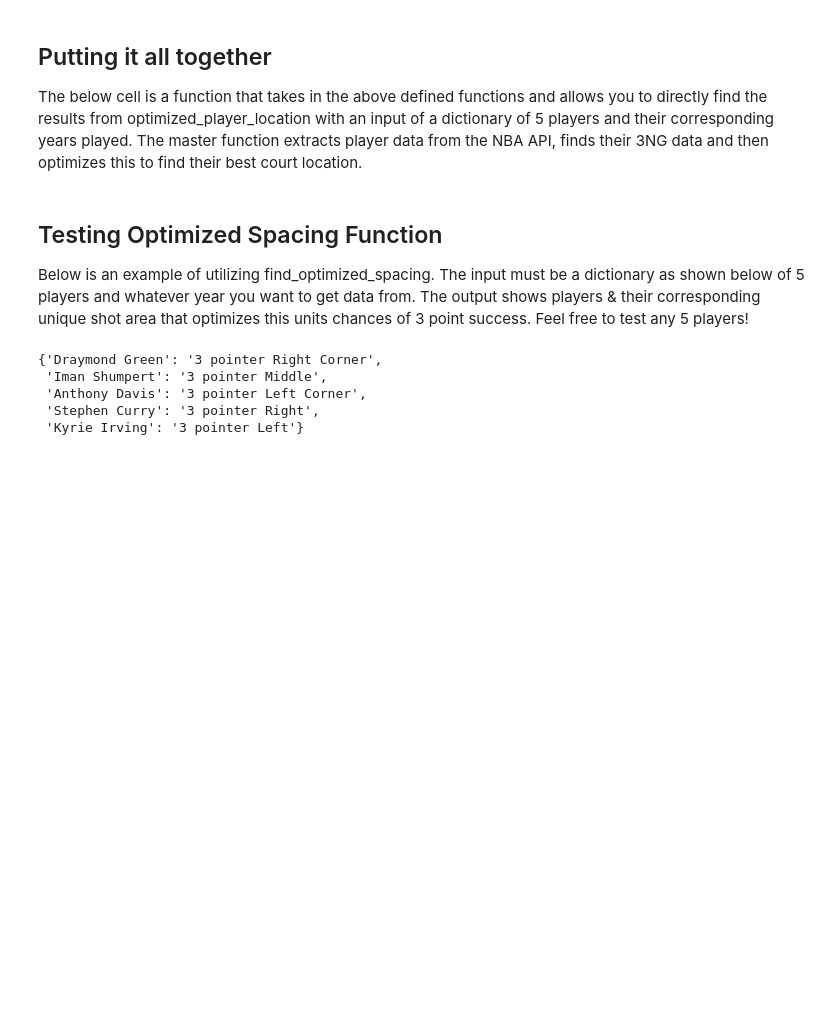
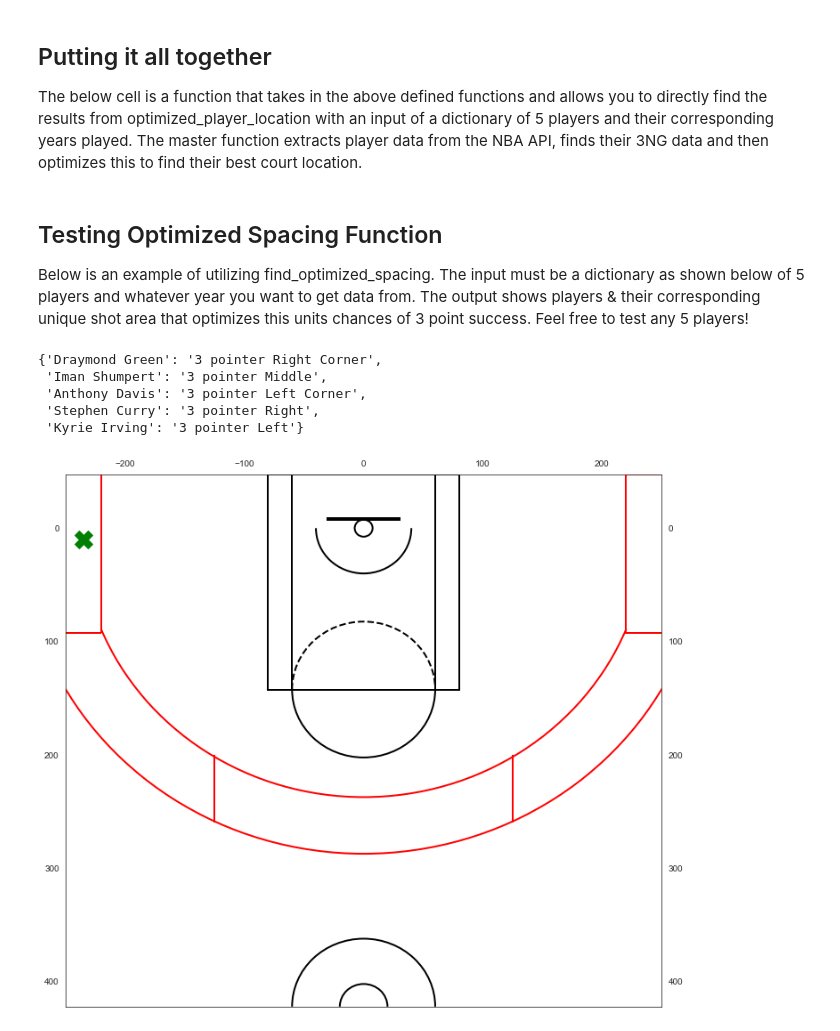
Before and after one commit to tdiaman42/NBA_Player_Spacing, a Jupyter notebook: Finalized_API_to_Optimized_3NG.ipynb, the cells around one changed output. Saved outputs shown, nothing was run; the diff lists cells and outputs as text; code cells hidden in the pictures; blank space fills up the shorter version.

```diff
--- a/Finalized_API_to_Optimized_3NG.ipynb
+++ b/Finalized_API_to_Optimized_3NG.ipynb
@@ -386,0 +514,24 @@ find_optimized_spacing(great_shooters_dict)
+# %%
+def visualize_shot(x,y):
+
+    find_court_location(x,y)
+
+    plt.figure(figsize=(12,11))
+
+    draw_court()
+
+    # Adjust plot limits to just fit in half court
+    plt.xlim(-250,250)
+
+    # Descending values along th y axis from bottom to top
+    # in order to place the hoop by the top of plot
+    plt.ylim(422.5, -47.5)
+
+    # get rid of axis tick labels
+    plt.tick_params(labeltop=True, labelleft=True, labelbottom=False, labelright=True)
+    plt.plot(x,y, marker='X', markersize=20, color = 'green')
+    plt.show()
+# %%
+visualize_shot(-235, 10)
+# %% [output]
+[figure, added]
```
Also changed, not shown: parts of 2 cells of this notebook, 2 other files.
